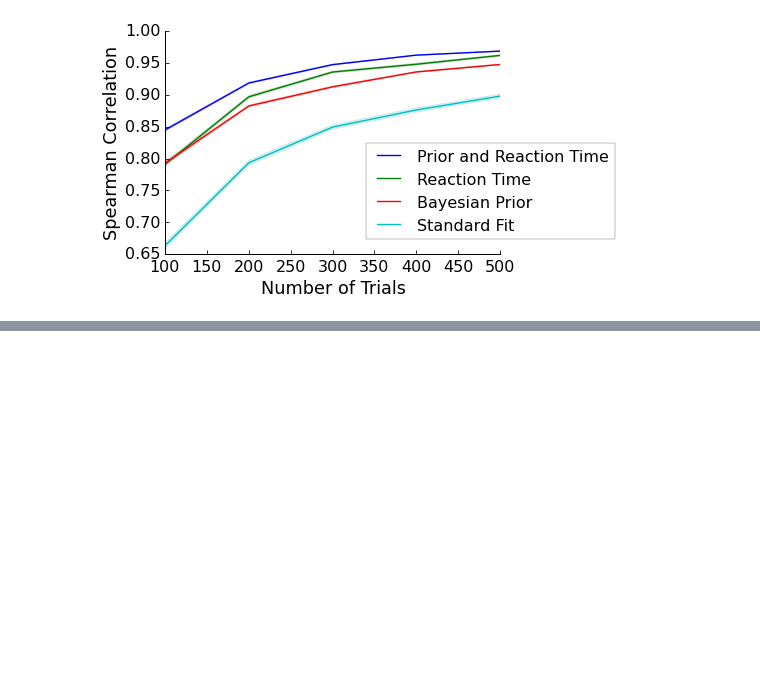
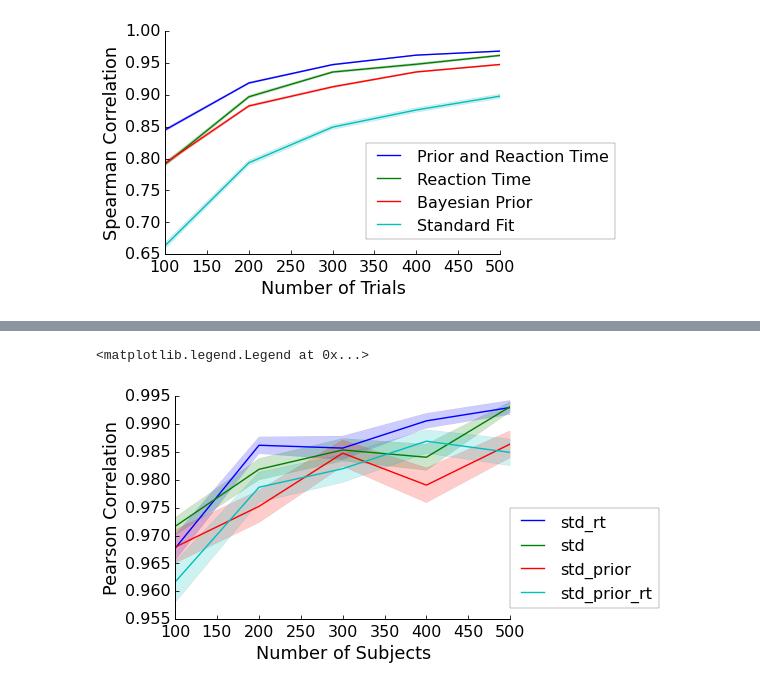
Before and after one commit to iancballard/RL-Tutorials, a Jupyter notebook: fit_models.ipynb, the cells around one changed output, grey strips where cells are left out. Cells and saved outputs as stored; diff of their text form; code cells hidden in the pictures; blank space fills up the shorter version.

```diff
--- a/fit_models.ipynb
+++ b/fit_models.ipynb
@@ -325,7 +293,7 @@ for n in range(1000):
 res = glob.glob('./simulations_trials_2bandits_pearson/*corr*.csv')
 corr_trial = []
 for f in res:
-    sample = f.split('/')[2].split('_')[0]
+    sample = f.split('/')[3].split('_')[1]
     in_df = pd.read_csv(f)
     in_df['sample'] = sample
     in_df['type'] = 'std'
@@ -462,0 +618,30 @@ print scipy.stats.pearsonr(diffs_distorted,rts)
+# %%
+res = glob.glob('./simulations/DD/*25_corr*.csv')
+corr_sub = []
+for f in res:
+    sample = f.split('/')[3].split('_')[0]
+    in_df = pd.read_csv(f)
+    in_df['sample'] = int(sample)
+    in_df['type'] = 'std'
+    if 'prior' in f:ac
+        in_df['type'] =  in_df['type'] + '_prior'
+    if 'rt' in f:
+        in_df['type'] = in_df['type'] + '_rt'
+    corr_sub.append(in_df)
+corr = pd.concat(corr_sub).reset_index()
+# %%
+sns.set_context(context = 'paper', font_scale = 2)
+corr = corr.sort_index()
+sns.tsplot(time = 'ntrials',
+           value = 'rho_k',
+           condition = 'type',
+           unit = 'sample',
+           data = corr)
+sns.despine()
+plt.ylabel('Pearson Correlation')
+plt.xlabel('Number of Subjects')
+plt.legend(bbox_to_anchor=(1, .5), loc=2, borderaxespad=0.)
+# plt.savefig('./fits_10000samples_subs_2bandits.svg', dpi = 300)
+# %% [output]
+<matplotlib.legend.Legend at 0x...>
+[figure, added]
```
Also changed, not shown: parts of 17 cells of this notebook.
